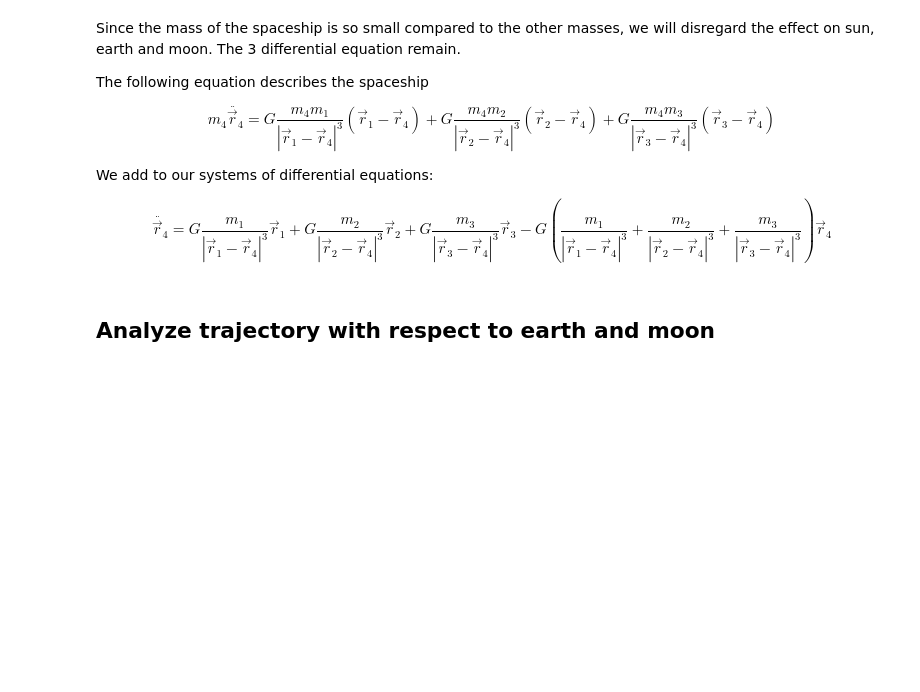
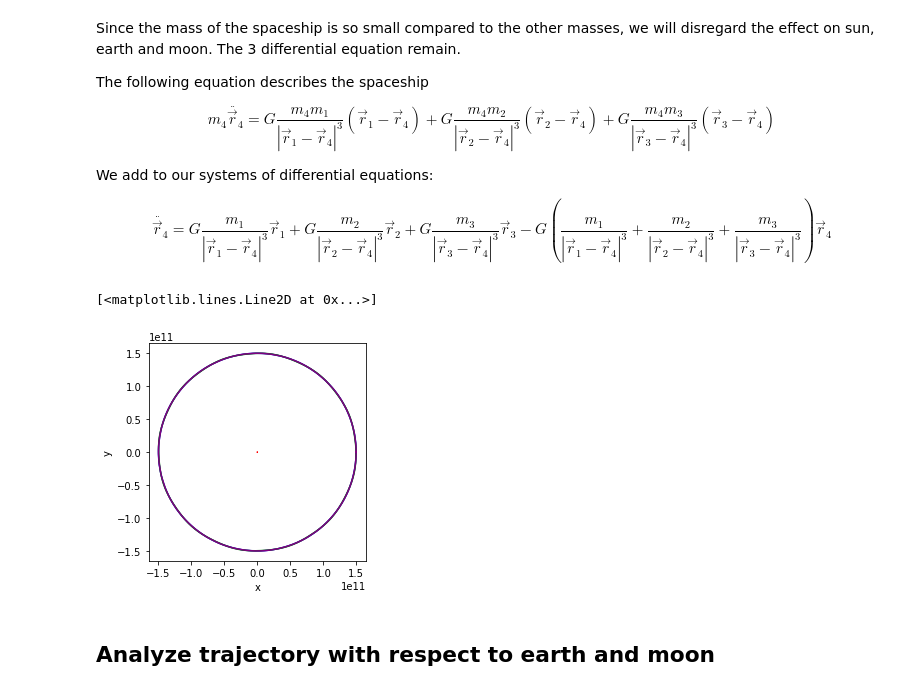
Before and after one commit to Xavier-ML/Computational-Physics-with-Python, a Jupyter notebook: 07d_Mutidimensional_3_body_template.ipynb, the cells around one changed output. Cells and saved outputs as stored; diff of their text form; code cells hidden in the pictures; blank space fills up the shorter version.

```diff
--- a/07d_Mutidimensional_3_body_template.ipynb
+++ b/07d_Mutidimensional_3_body_template.ipynb
@@ -218,2 +237,45 @@ G\frac{m_1}{|\vec{r}_1-\vec{r}_4|^3}\vec{r}_1 + G\frac{m_2}{|\vec{r}_2-\vec{r}_4
+# %%
+rOrbit = 4.2164*10**7 # m (from earth center)
+vOrbit = 3075 # m/s
+# %%
+#sun
+r1start = np.array([0,0,0])
+v1start = np.array([0,0,0])
+
+# earth
+r2start = np.array([rSunEarth,0,0])
+v2start = np.array([0,vEarth,0])
+
+# moon
+r3start = np.array([rSunEarth,rEarthMoon,0])
+v3start = np.array([-vMoon,vEarth,0])
+
+# spaceship
+r4start = np.array([rSunEarth,rOrbit,0])
+v4start = np.array([-vOrbit,vEarth,0])
+
+r0 = np.concatenate([r1start, r2start, r3start, r4start, v1start, v2start, v3start, v4start])
+
+tStart = 0
+
+#1 year = 60*60*24*365.25 seconds
+tEnd = 60*60*24*365.25*1.0
+
+solution = integrate.solve_ivp(f_ODE, [tStart, tEnd], r0, method = "RK45", t_eval = np.linspace(tStart,tEnd, 100001), rtol = 0.001e-3,atol = 0.001e-6)
+
+fig = plt.figure()
+ax = fig.add_subplot(1,1,1)
+ax.set_aspect(1)
+
+plt.xlabel("x")
+plt.ylabel("y")
+
+plt.plot(solution.y[0], solution.y[1], "red")
+plt.plot(solution.y[3], solution.y[4], "blue")
+plt.plot(solution.y[6], solution.y[7], "green")
+plt.plot(solution.y[9], solution.y[10], "purple")
+# %% [output]
+[<matplotlib.lines.Line2D at 0x...>]
+[figure, added]
 # %% [markdown]
 ## Analyze trajectory with respect to earth and moon
```
Also changed, not shown: parts of 15 cells of this notebook.
